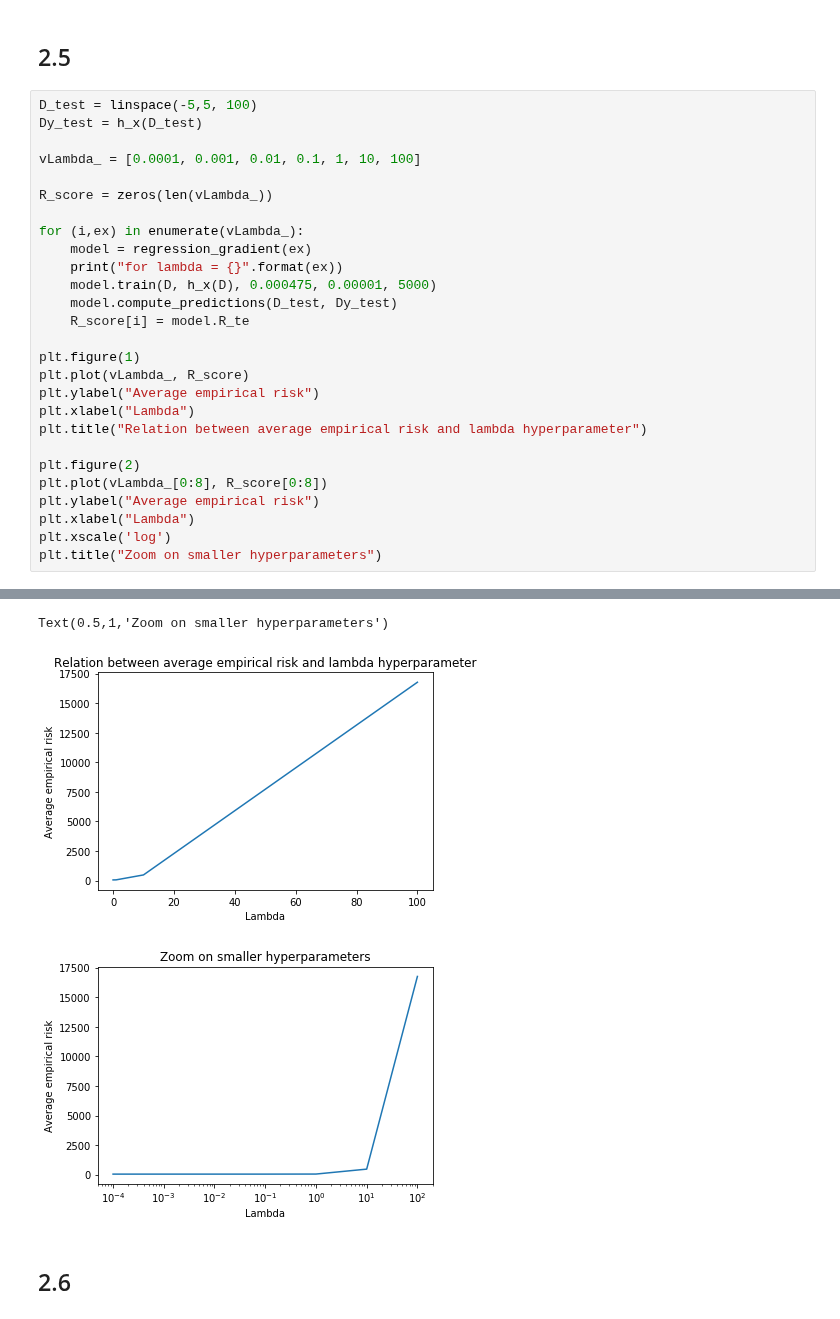
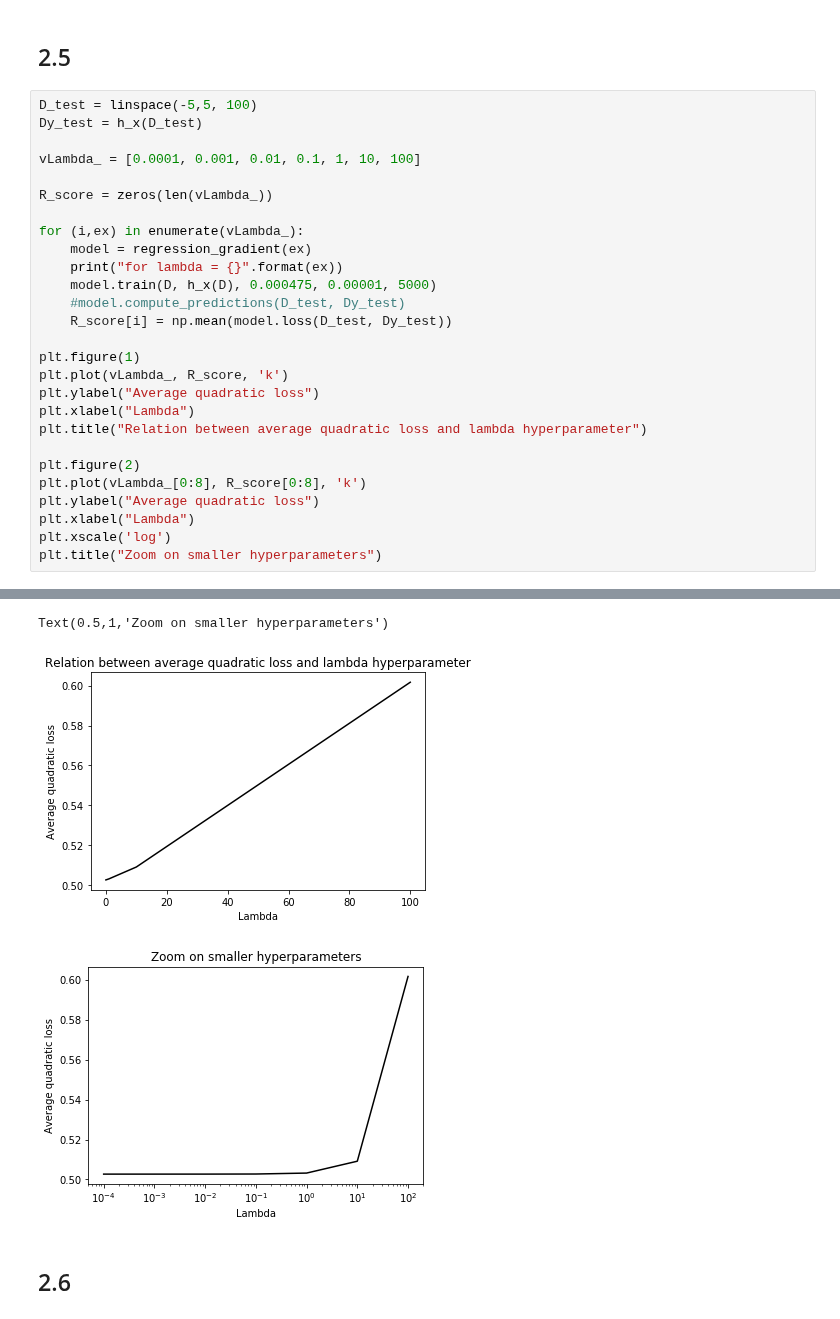
Before and after one commit to marued/IFT6390, a Jupyter notebook: Homeworks/Homework2/Homework2.ipynb, the cells around one changed output, grey strips where cells are left out. Saved outputs shown, nothing was run; the diff lists cells and outputs as text.

```diff
--- a/Homeworks/Homework2/Homework2.ipynb
+++ b/Homeworks/Homework2/Homework2.ipynb
@@ -418,18 +431,18 @@ for (i,ex) in enumerate(vLambda_):
     model = regression_gradient(ex)
     print("for lambda = {}".format(ex))
     model.train(D, h_x(D), 0.000475, 0.00001, 5000)
-    model.compute_predictions(D_test, Dy_test)
-    R_score[i] = model.R_te
+    #model.compute_predictions(D_test, Dy_test)
+    R_score[i] = np.mean(model.loss(D_test, Dy_test))
 
 plt.figure(1)
-plt.plot(vLambda_, R_score)
-plt.ylabel("Average empirical risk")
+plt.plot(vLambda_, R_score, 'k')
+plt.ylabel("Average quadratic loss")
 plt.xlabel("Lambda")
-plt.title("Relation between average empirical risk and lambda hyperparameter")
+plt.title("Relation between average quadratic loss and lambda hyperparameter")
 
 plt.figure(2)
-plt.plot(vLambda_[0:8], R_score[0:8])
-plt.ylabel("Average empirical risk")
+plt.plot(vLambda_[0:8], R_score[0:8], 'k')
+plt.ylabel("Average quadratic loss")
 plt.xlabel("Lambda")
 plt.xscale('log')
 plt.title("Zoom on smaller hyperparameters")
@@ -454,6 +467,6 @@ The regularized empirical risk on this test set is 16763.083477654778.
 Text(0.5,1,'Zoom on smaller hyperparameters')
-[figure, old version]
+[figure, new version]
-[figure, old version]
+[figure, new version]
 # %% [markdown]
 ## 2.6
 # %%
```
Also changed, not shown: parts of 15 cells of this notebook.
